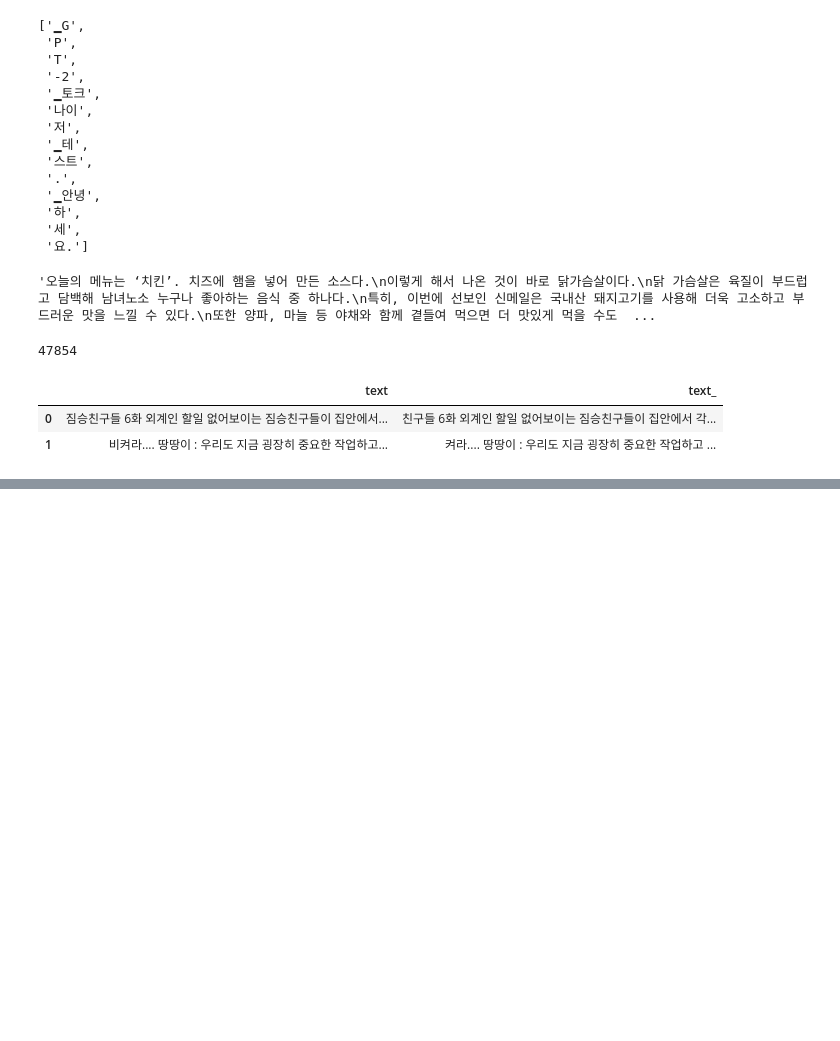
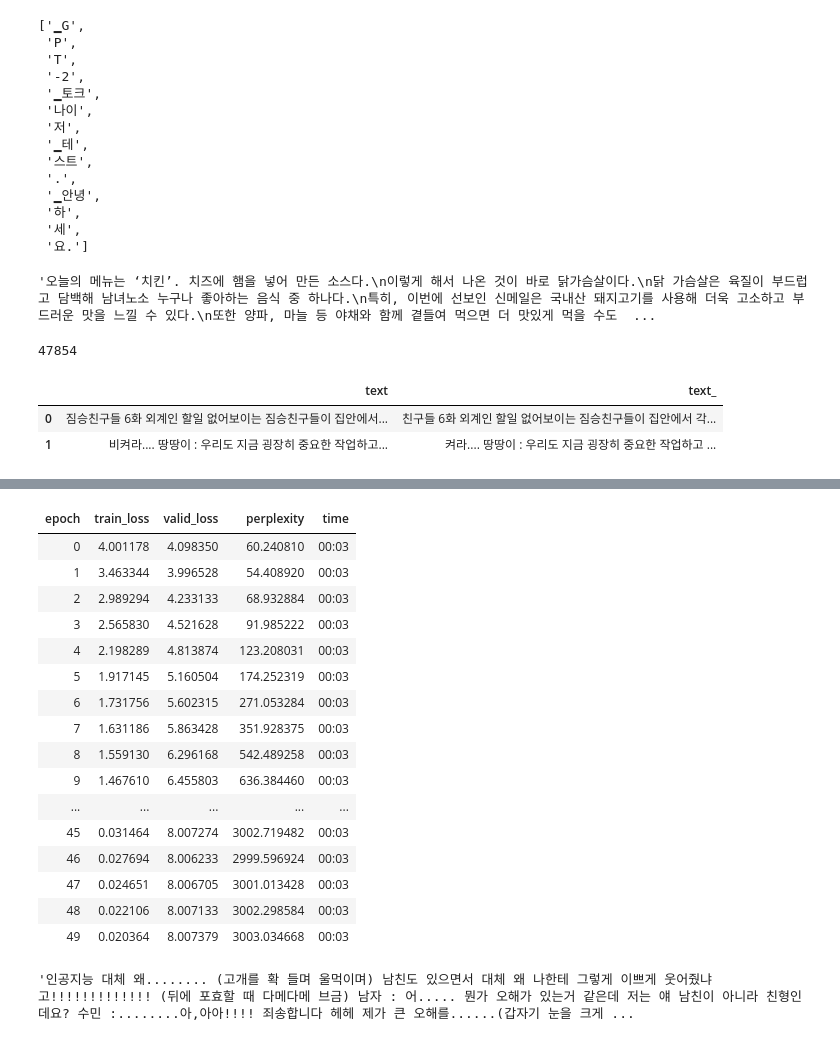
Before and after one commit to bigpicture-kr/nlp-experiments, a Jupyter notebook: src/ScriptWriting.ipynb, the cells around one changed output, grey strips where cells are left out. Cells and saved outputs as stored; diff of their text form; code cells hidden in the pictures; blank space fills up the shorter version.

```diff
--- a/src/ScriptWriting.ipynb
+++ b/src/ScriptWriting.ipynb
@@ -130,6 +127,22 @@ AssertionError: Trying to set 2 values for lr but there are 1 parameter groups.
 # %%
-learn = Learner(dls, model, loss_func=CrossEntropyLossFlat(), cbs=[DropOutput], metrics=Perplexity()).to_fp16()
-lr = learn.lr_find()
-print(lr)
-learn.fit_one_cycle(n_epoch=5)
+#learn.unfreeze()
+learn.fit_one_cycle(50)
+# %% [output]
+| epoch | train_loss | valid_loss | perplexity | time |
+| 0 | 4.001178 | 4.098350 | 60.240810 | 00:03 |
+| 1 | 3.463344 | 3.996528 | 54.408920 | 00:03 |
+| 2 | 2.989294 | 4.233133 | 68.932884 | 00:03 |
+| 3 | 2.565830 | 4.521628 | 91.985222 | 00:03 |
+| 4 | 2.198289 | 4.813874 | 123.208031 | 00:03 |
+| 5 | 1.917145 | 5.160504 | 174.252319 | 00:03 |
+| 6 | 1.731756 | 5.602315 | 271.053284 | 00:03 |
+| 7 | 1.631186 | 5.863428 | 351.928375 | 00:03 |
+| 8 | 1.559130 | 6.296168 | 542.489258 | 00:03 |
+| 9 | 1.467610 | 6.455803 | 636.384460 | 00:03 |
+| ... | ... | ... | ... | ... |
+| 45 | 0.031464 | 8.007274 | 3002.719482 | 00:03 |
+| 46 | 0.027694 | 8.006233 | 2999.596924 | 00:03 |
+| 47 | 0.024651 | 8.006705 | 3001.013428 | 00:03 |
+| 48 | 0.022106 | 8.007133 | 3002.298584 | 00:03 |
+| 49 | 0.020364 | 8.007379 | 3003.034668 | 00:03 |
 # %%
@@ -147,3 +161,7 @@ tokenizer.decode(preds[0].cpu().numpy())
+# %%
+generate_sequence('인공지능')
+# %% [output]
+'인공지능 대체 왜........ (고개를 확 들며 울먹이며) 남친도 있으면서 대체 왜 나한테 그렇게 이쁘게 웃어줬냐고!!!!!!!!!!!!! (뒤에 포효할 때 다메다메 브금) 남자 : 어..... 뭔가 오해가 있는거 같은데 저는 얘 남친이 아니라 친형인데요? 수민 :........아,아아!!!! 죄송합니다 헤헤 제가 큰 오해를......(갑자기 눈을 크게 ...
 # %%
 #learn.model.save_pretrained('kogpt2novel_backup')
 #model.push_to_hub('kogpt2novel')
```
Also changed, not shown: parts of 4 cells of this notebook.
